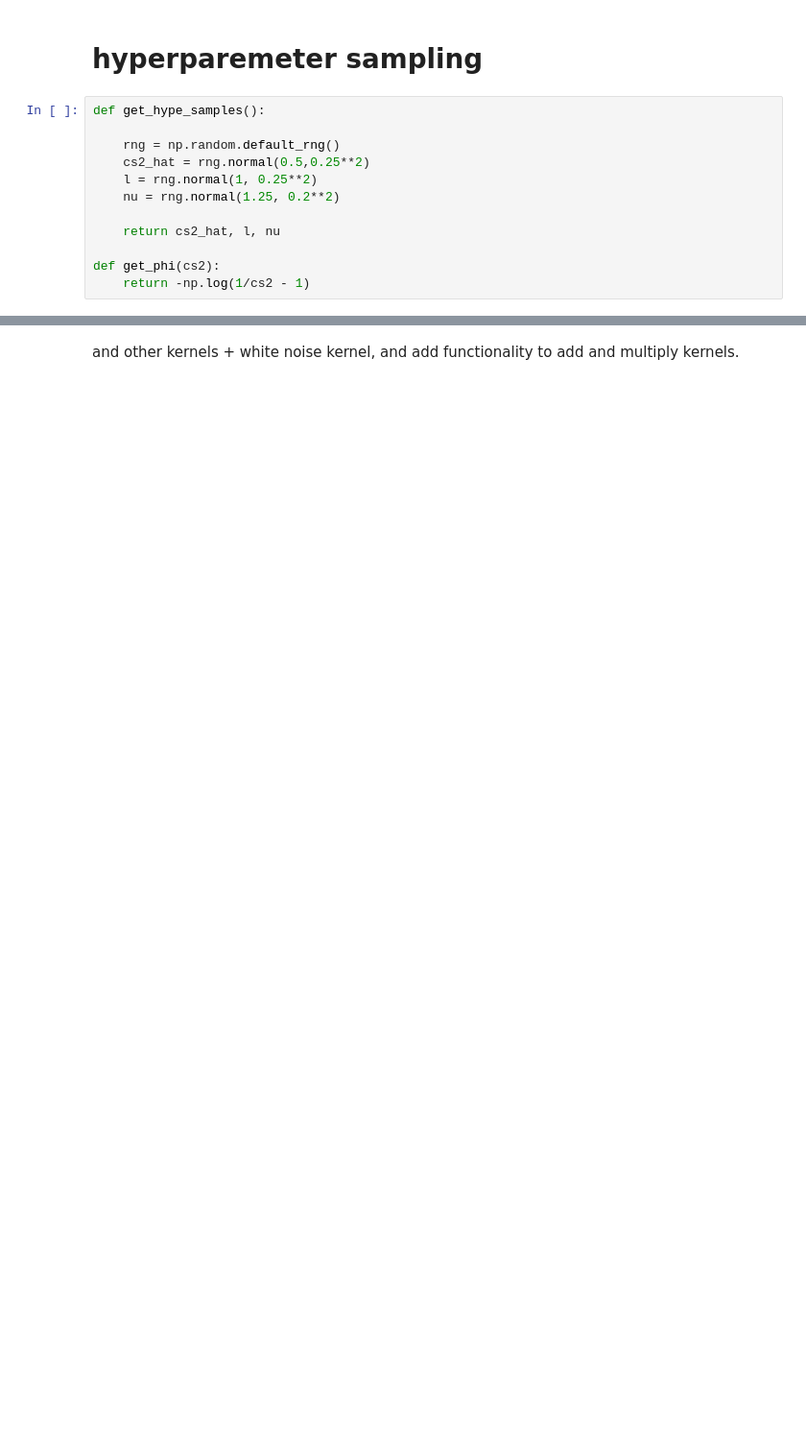
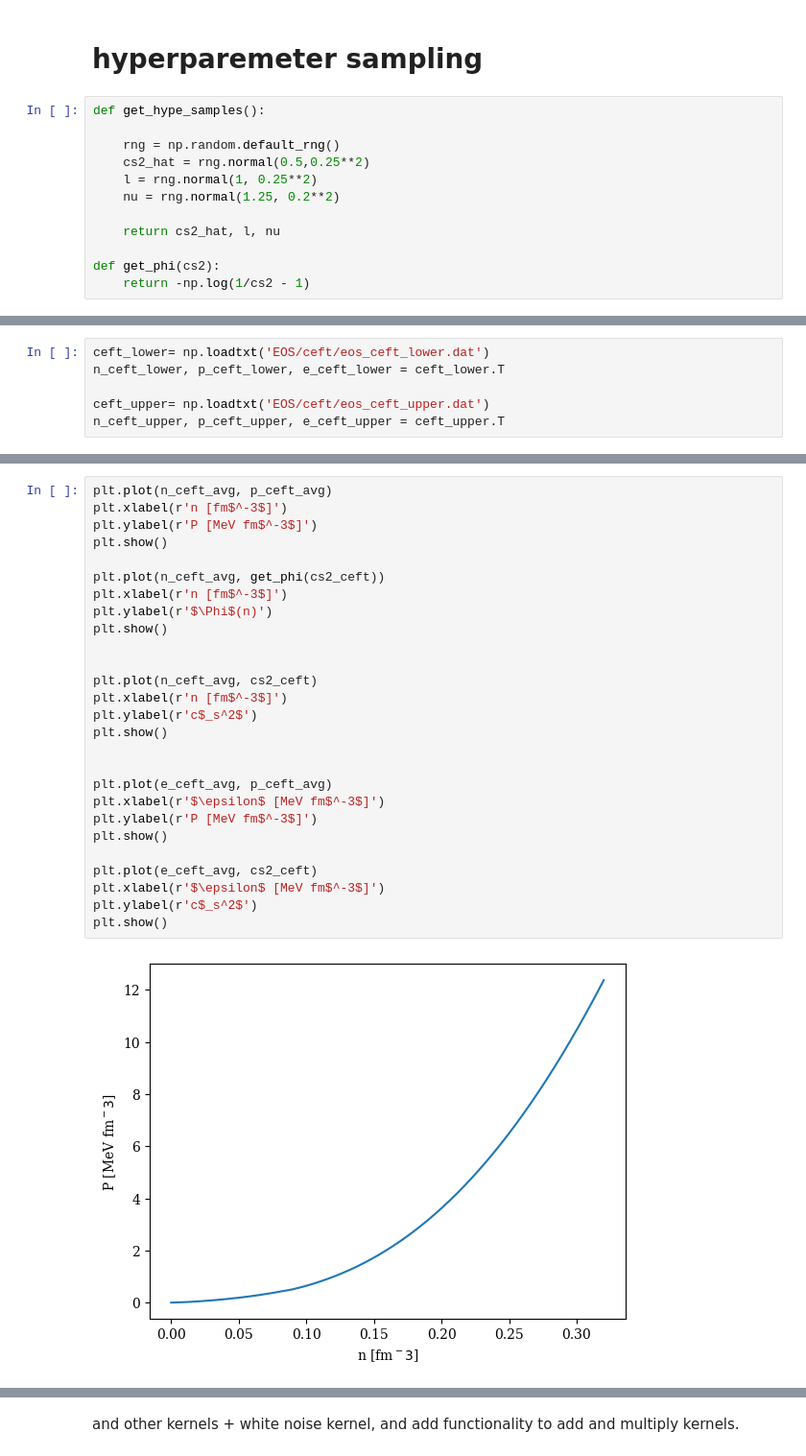
Before and after one commit to codinginrevolt/master_thesis, a Jupyter notebook: classes.ipynb, the cells around one changed output, grey strips where cells are left out. Shown at 96% size. Saved outputs shown, nothing was run; the diff lists cells and outputs as text; blank space fills up the shorter version.

```diff
--- a/classes.ipynb
+++ b/classes.ipynb
@@ -183,0 +192,6 @@ plt.show()
+# %%
+ceft_lower= np.loadtxt('EOS/ceft/eos_ceft_lower.dat')
+n_ceft_lower, p_ceft_lower, e_ceft_lower = ceft_lower.T
+
+ceft_upper= np.loadtxt('EOS/ceft/eos_ceft_upper.dat')
+n_ceft_upper, p_ceft_upper, e_ceft_upper = ceft_upper.T
@@ -183,0 +292,29 @@ plt.show()
+# %%
+plt.plot(n_ceft_avg, p_ceft_avg)
+plt.xlabel(r'n [fm$^-3$]')
+plt.ylabel(r'P [MeV fm$^-3$]')
+plt.show()
+
+plt.plot(n_ceft_avg, get_phi(cs2_ceft))
+plt.xlabel(r'n [fm$^-3$]')
+plt.ylabel(r'$\Phi$(n)')
+plt.show()
+
+
+plt.plot(n_ceft_avg, cs2_ceft)
+plt.xlabel(r'n [fm$^-3$]')
+plt.ylabel(r'c$_s^2$')
+plt.show()
+
+
+plt.plot(e_ceft_avg, p_ceft_avg)
+plt.xlabel(r'$\epsilon$ [MeV fm$^-3$]')
+plt.ylabel(r'P [MeV fm$^-3$]')
+plt.show()
+
+plt.plot(e_ceft_avg, cs2_ceft)
+plt.xlabel(r'$\epsilon$ [MeV fm$^-3$]')
+plt.ylabel(r'c$_s^2$')
+plt.show()
+# %% [output]
+[figure, added]
```
Also changed, not shown: parts of 32 cells of this notebook, 4 other files.
